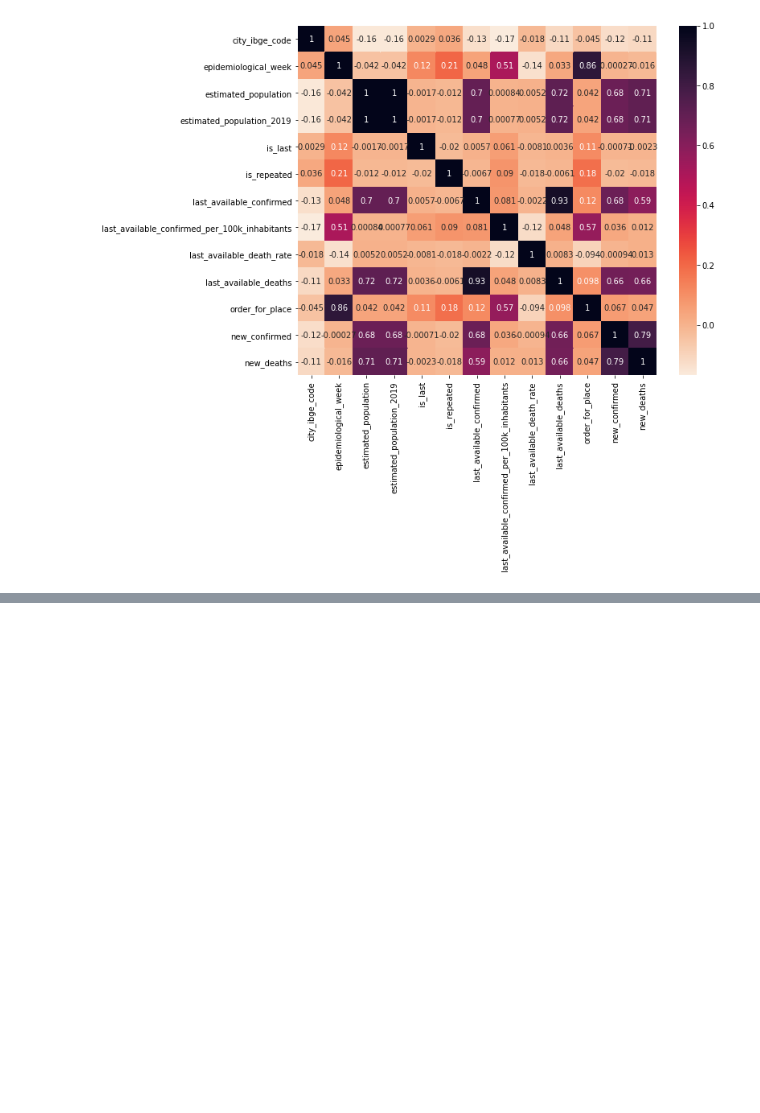
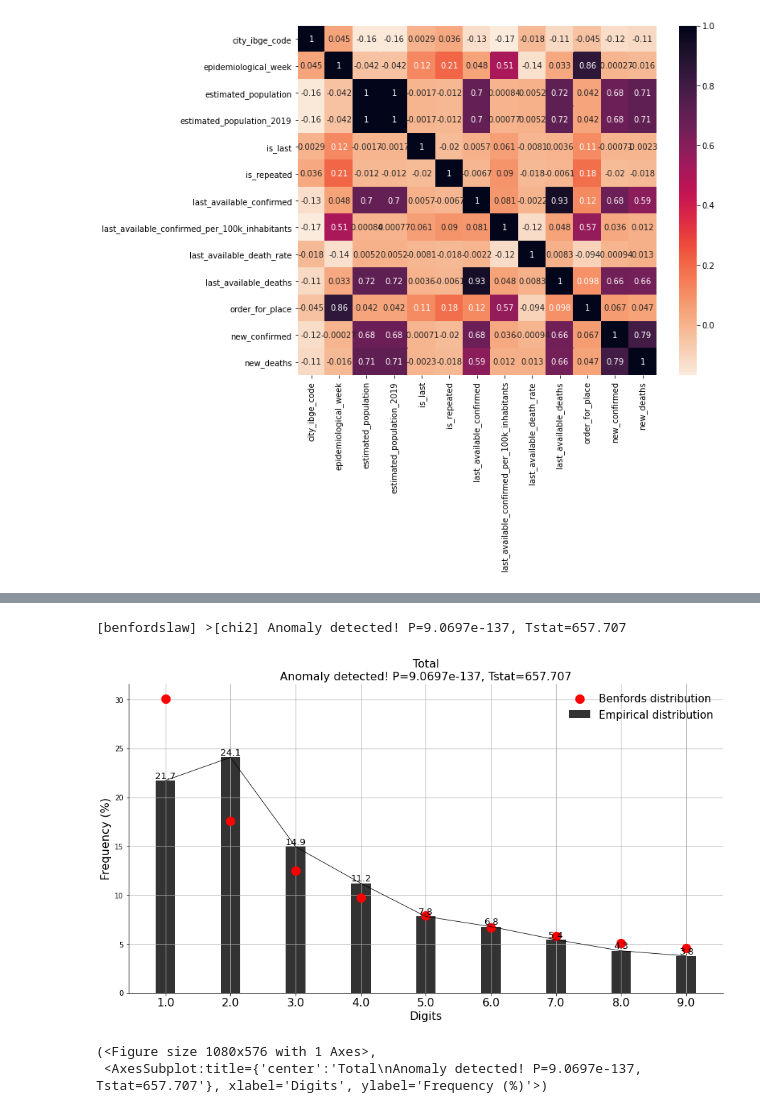
Before and after one commit to euclidesfreire/mortytest, a Jupyter notebook: test.ipynb, the cells around one changed output, grey strips where cells are left out. Drawn from its saved outputs; the diff is of its cells as text; code cells hidden in the pictures; blank space fills up the shorter version.

```diff
--- a/test.ipynb
+++ b/test.ipynb
@@ -57,0 +90,15 @@ bl.plot(title='new_confirmed')
+# %%
+#Test dataset Cartório Registro Civil
+df_regcivil = pd.read_csv('datasets/regcivil/obitos-2020.csv', sep=',')
+# %%
+#bl df_regcivil total
+X = df_regcivil['total'].values
+
+result = bl.fit(X)
+
+bl.plot(title='Total')
+# %% [output]
+[benfordslaw] >[chi2] Anomaly detected! P=9.0697e-137, Tstat=657.707
+[figure, added]
+(<Figure size 1080x576 with 1 Axes>,
+ <AxesSubplot:title={'center':'Total\nAnomaly detected! P=9.0697e-137, Tstat=657.707'}, xlabel='Digits', ylabel='Frequency (%)'>)
```
Also changed, not shown: parts of 5 cells of this notebook, 1 other file.
